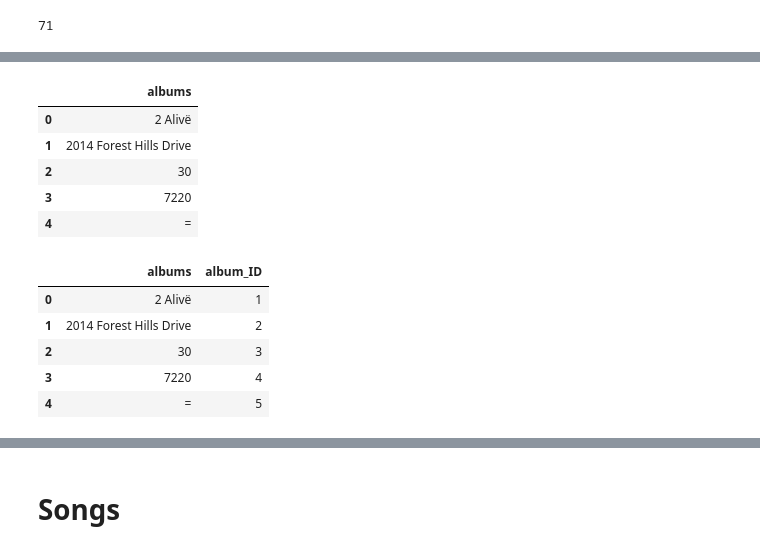
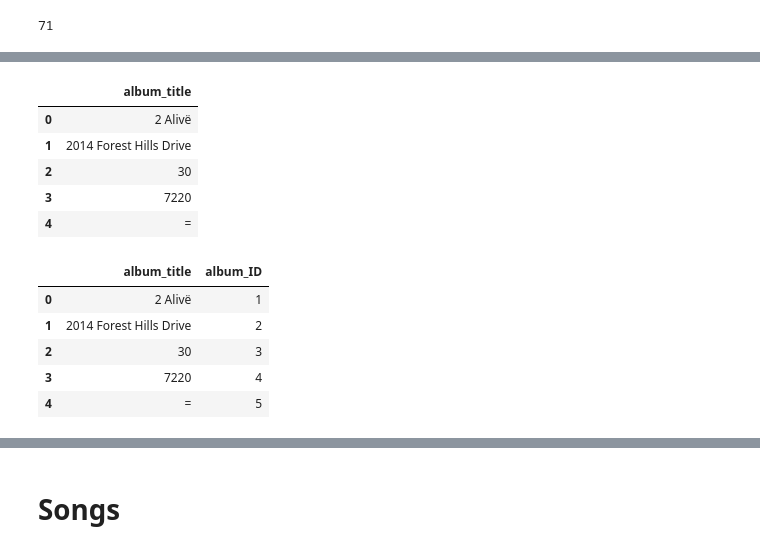
Before and after one commit to alvessab/project2_top_charts, a Jupyter notebook: transformation_notebook final.ipynb, the cells around one changed output, grey strips where cells are left out. Saved outputs shown, nothing was run; the diff lists cells and outputs as text; code cells hidden in the pictures.

```diff
--- a/transformation_notebook final.ipynb
+++ b/transformation_notebook final.ipynb
@@ -261,10 +263,10 @@ album_unique
 # %%
 #make into dataframe
 albums = pd.DataFrame()
-albums["albums"]= album_unique
+albums["album_title"]= album_unique
 albums.head()
 # %% [output]
-|  | albums |
+|  | album_title |
 | 0 | 2 Alivë |
 | 1 | 2014 Forest Hills Drive |
 | 2 | 30 |
@@ -274,7 +276,7 @@ albums.head()
 albums["album_ID"] = albums.index +1
 albums.head()
 # %% [output]
-|  | albums | album_ID |
+|  | album_title | album_ID |
 | 0 | 2 Alivë | 1 |
 | 1 | 2014 Forest Hills Drive | 2 |
 | 2 | 30 | 3 |
```
Also changed, not shown: parts of 41 cells of this notebook, 12 other files.
